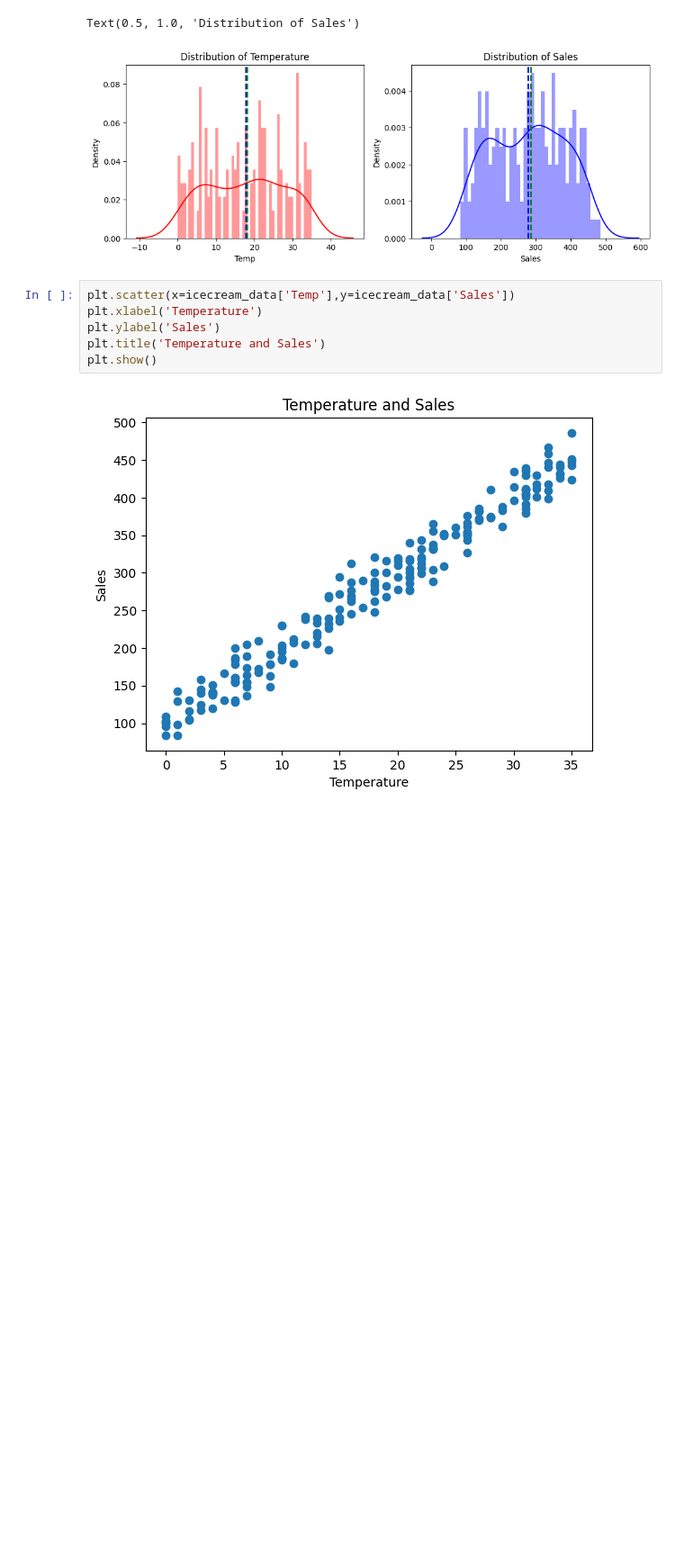
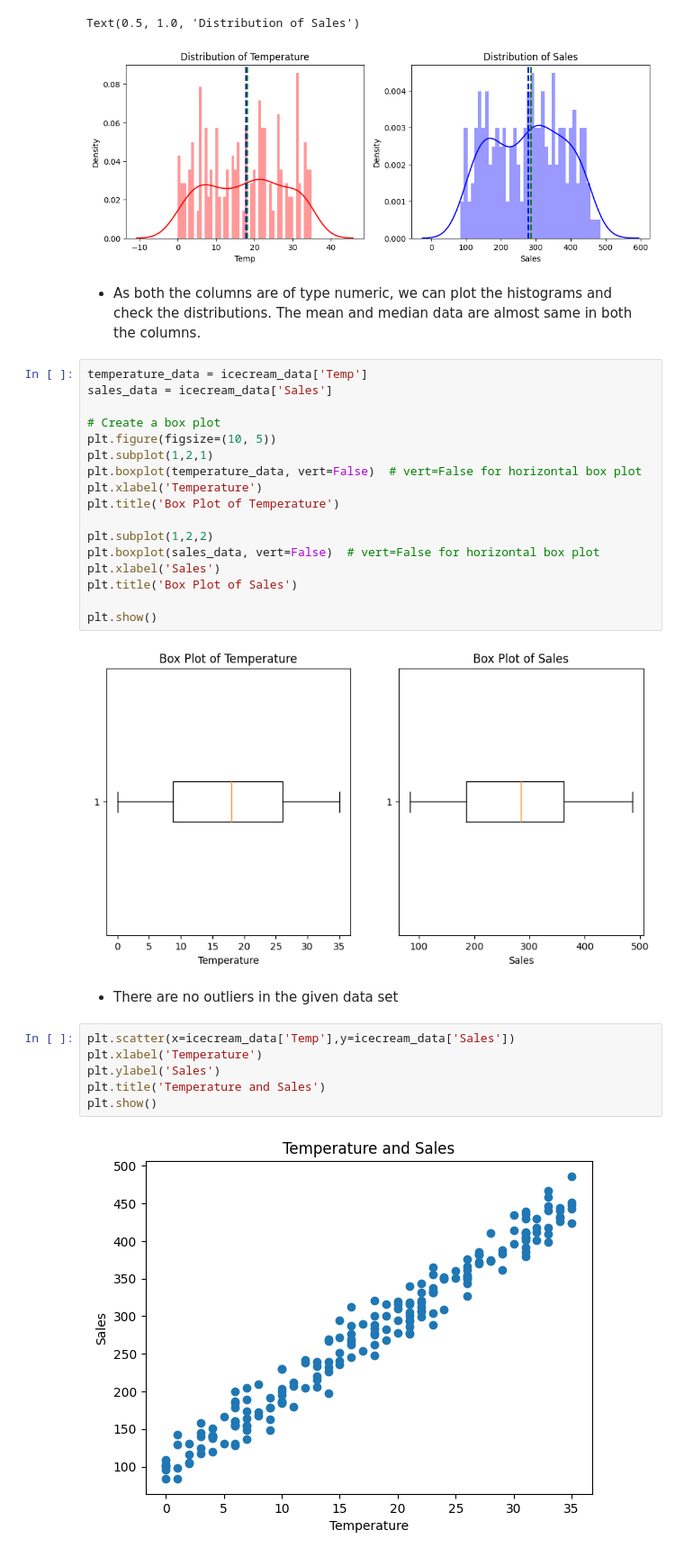
Before and after one commit to girishSaiWork/MachineLearning, a Jupyter notebook: LinearRegression/OLSR/olsr.ipynb, the cells around one changed output. Shown: that part at 90% size. Cells and saved outputs as stored; diff of their text form; blank space fills up the shorter version.

```diff
--- a/LinearRegression/OLSR/olsr.ipynb
+++ b/LinearRegression/OLSR/olsr.ipynb
@@ -48,6 +105,29 @@ ax.set_title('Distribution of Sales')
 # %% [output]
 Text(0.5, 1.0, 'Distribution of Sales')
 [figure]
+# %% [markdown]
+* As both the columns are of type numeric, we can plot the histograms and check the distributions. The mean and median data are almost same in both the columns.
+# %%
+temperature_data = icecream_data['Temp']
+sales_data = icecream_data['Sales']
+
+# Create a box plot
+plt.figure(figsize=(10, 5))
+plt.subplot(1,2,1)
+plt.boxplot(temperature_data, vert=False)  # vert=False for horizontal box plot
+plt.xlabel('Temperature')
+plt.title('Box Plot of Temperature')
+
+plt.subplot(1,2,2)
+plt.boxplot(sales_data, vert=False)  # vert=False for horizontal box plot
+plt.xlabel('Sales')
+plt.title('Box Plot of Sales')
+
+plt.show()
+# %% [output]
+[figure, added]
+# %% [markdown]
+* There are no outliers in the given data set
 # %%
 plt.scatter(x=icecream_data['Temp'],y=icecream_data['Sales'])
 plt.xlabel('Temperature')
```
Also changed, not shown: parts of 10 cells of this notebook, 9 other files.
